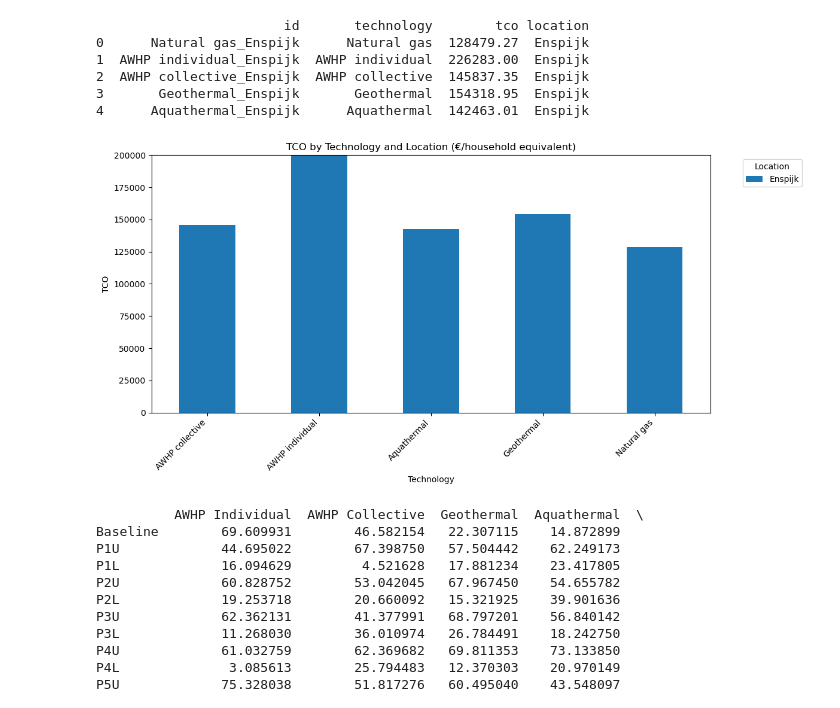
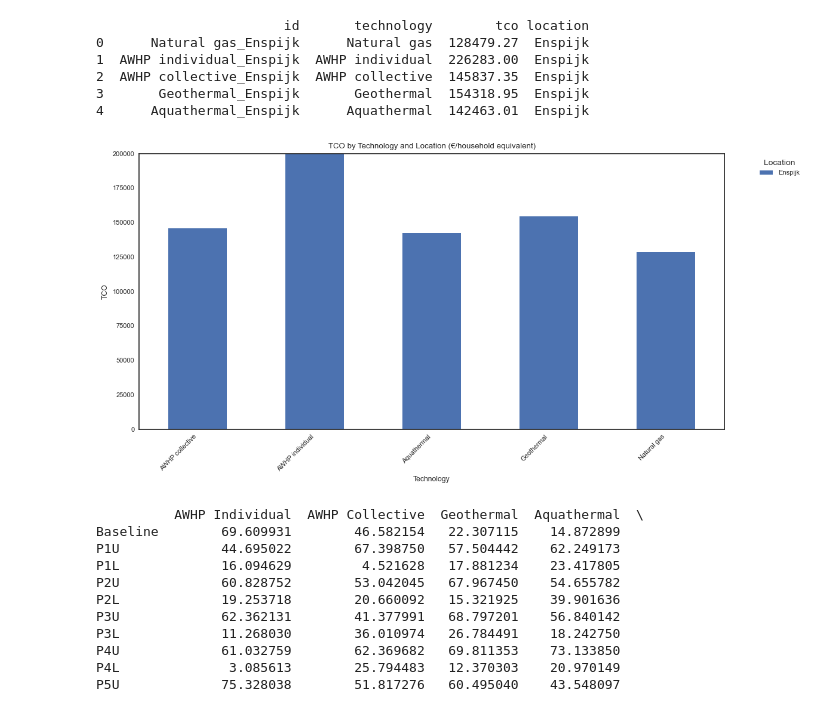
Before and after one commit to karivero/uu-consultancy, a Jupyter notebook: results.ipynb, the cells around one changed output. Saved outputs shown, nothing was run; the diff lists cells and outputs as text; code cells hidden in the pictures.

Commit message:
starting chart mods. first on mac since desktop push

```diff
--- a/results.ipynb
+++ b/results.ipynb
@@ -16,6 +16,9 @@ print(df_capex.head())
 # %%
 import pandas as pd
 import matplotlib.pyplot as plt
+import seaborn as sns
+
+plt.style.use("seaborn-v0_8-white")
 
 # Load the capex sheet
 df_graphs = pd.read_excel("graphs.xlsx", sheet_name="capex")
@@ -53,12 +54,12 @@ pivot_category = df_graphs.pivot_table(index="configuration", columns="category"
 order = ["Natural gas", "AWHP individual", "AWHP collective", "Aquathermal", "Geothermal"]
 pivot_category = pivot_category.reindex(order)
 
-plt.style.use("default")
+# plt.style.use("default")
 ax = pivot_category.plot(
     kind="bar",
     stacked=True,
     figsize=(10, 6),
-    colormap="tab10"
+    color=sns.color_palette("deep")
 )
 
 ax.set_title("CAPEX by Technology and Category")
@@ -132,25 +126,25 @@ print(df_toc.head())
 # %%
 pivot = df_toc.pivot_table(index="technology", columns="location", values="tco", aggfunc="sum").fillna(0)
 
 fig, ax = plt.subplots(figsize=(12, 6))
 
 pivot.plot(
     kind="bar",
     ax=ax,
-    colormap="tab10",
+    color=sns.color_palette("deep"),
     legend=True
 )
 
 ax.set_title("TCO by Technology and Location (€/household equivalent)")
 ax.set_xlabel("Technology")
 ax.set_ylabel("TCO")
 ax.set_ylim(0, 200000)
 ax.legend(title="Location", bbox_to_anchor=(1.05, 1), loc="upper left")
 plt.xticks(rotation=45, ha="right")
 plt.tight_layout()
 plt.show()
 # %% [output]
-[figure, old version]
+[figure, new version]
 # %%
 ## chart above is relevant to sensitivity analysis
 # %%
```
Also changed, not shown: parts of 4 cells of this notebook.
